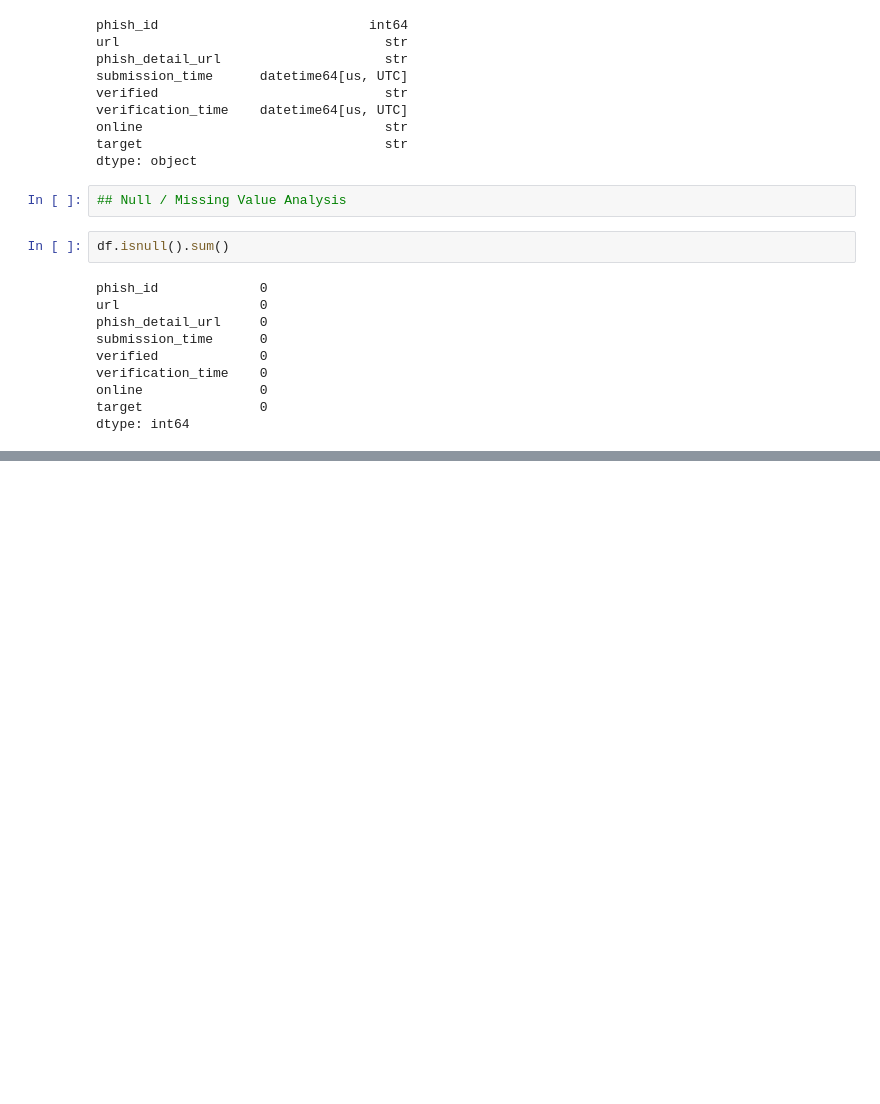
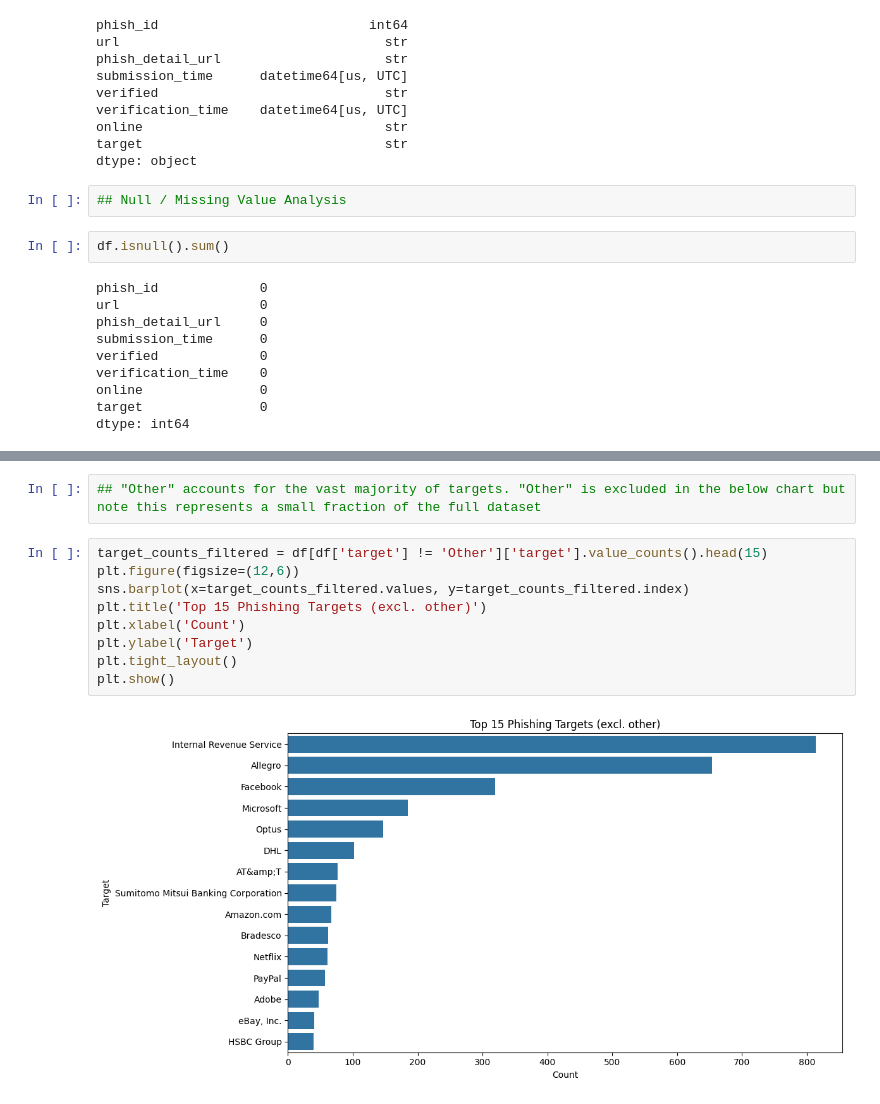
Before and after one commit to ns15468-gasou/DS_ML_Project_ColabIntegration, a Jupyter notebook: Project/notebooks/phishtank_eda.ipynb, the cells around one changed output, grey strips where cells are left out. Cells and saved outputs as stored; diff of their text form; blank space fills up the shorter version.

```diff
--- a/Project/notebooks/phishtank_eda.ipynb
+++ b/Project/notebooks/phishtank_eda.ipynb
@@ -62,0 +108,13 @@ dtype: int64
+# %%
+## "Other" accounts for the vast majority of targets. "Other" is excluded in the below chart but note this represents a small fraction of the full dataset
+# %%
+target_counts_filtered = df[df['target'] != 'Other']['target'].value_counts().head(15)
+plt.figure(figsize=(12,6))
+sns.barplot(x=target_counts_filtered.values, y=target_counts_filtered.index)
+plt.title('Top 15 Phishing Targets (excl. other)')
+plt.xlabel('Count')
+plt.ylabel('Target')
+plt.tight_layout()
+plt.show()
+# %% [output]
+[figure, added]
```
Also changed, not shown: parts of 4 cells of this notebook.
